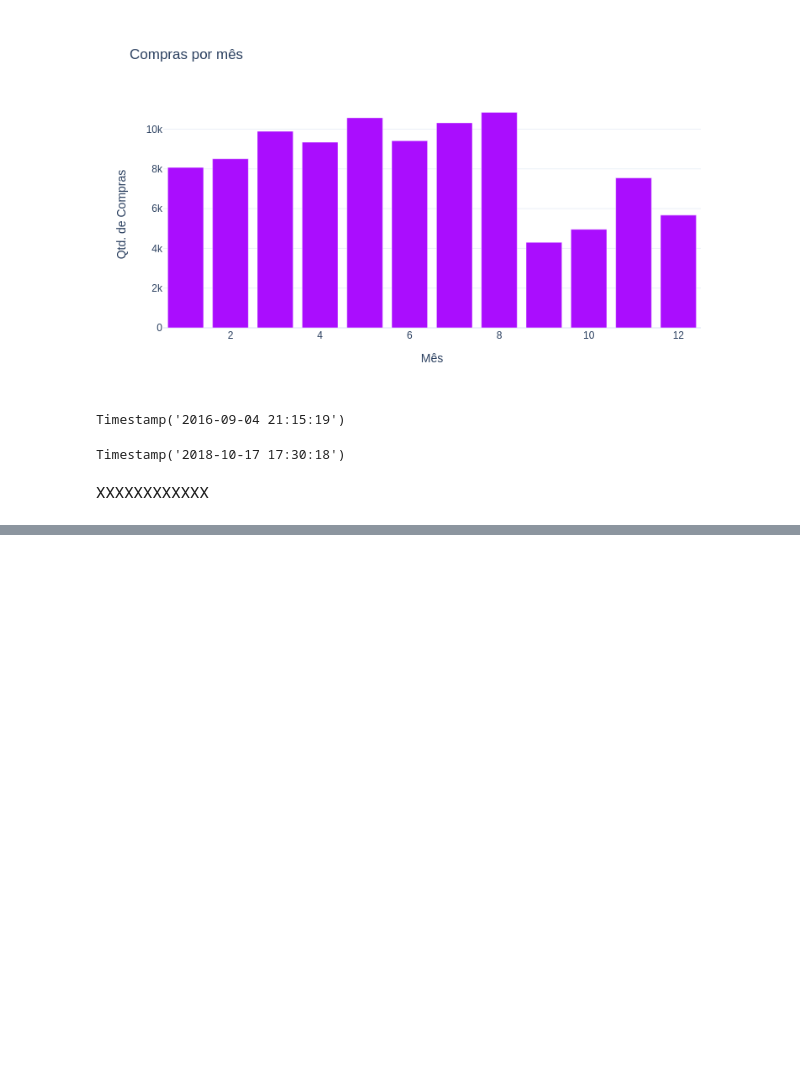
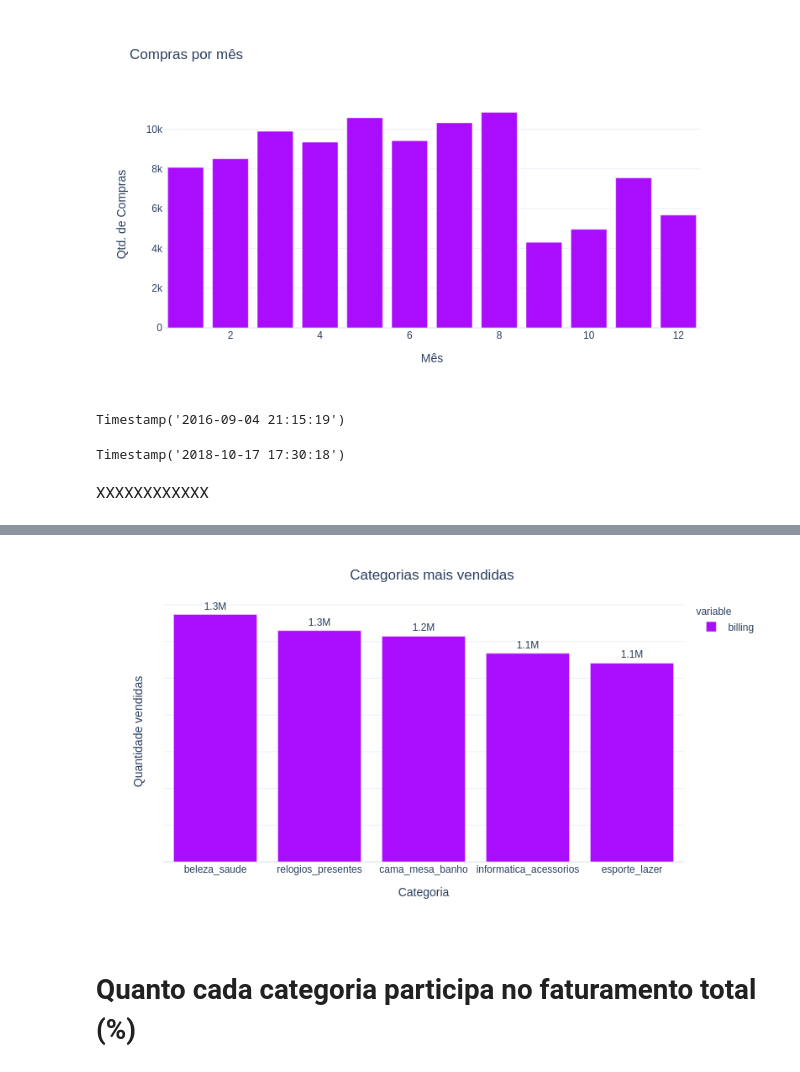
Before and after one commit to vf-fontes/intro-cd, a Jupyter notebook: 20200930_Olist.ipynb, the cells around one changed output, grey strips where cells are left out. Drawn from its saved outputs; the diff is of its cells as text; code cells hidden in the pictures; blank space fills up the shorter version.

```diff
--- a/20200930_Olist.ipynb
+++ b/20200930_Olist.ipynb
@@ -741,0 +805,4 @@ df_compra_pagamentos.head()
+# %%
+# Produto que mais fatura
+
+df_compra_itens['billing'] = df_compra_itens['order_item_id']*df_compra_itens['price']
@@ -741,0 +859,3 @@ df_compra_pagamentos.head()
+# %%
+df_resultante = pd.merge(left=df_produtos[['product_id','product_category_name']],right=df_compra_itens[['product_id','order_item_id']],how='right',on='product_id')
+df_resultante
@@ -741,0 +876,3 @@ df_compra_pagamentos.head()
+# %%
+data = df_resultante.groupby('product_category_name').sum('order_item_id').sort_values('order_item_id',ascending=False)['order_item_id'].head(5)
+data
@@ -741,0 +887,10 @@ df_compra_pagamentos.head()
+# %%
+fig = px.bar(data,text='value',color_discrete_sequence=px.colors.qualitative.Alphabet,template='plotly_white',labels={'product_category_name': 'Categoria', 'value':'Quantidade vendidas'})
+fig.update_layout(title={'text' :'Categorias mais vendidas','y': 0.95,'x': 0.5})
+fig.update_traces(texttemplate='%{text:.2s}', textposition='outside')
+fig.update_yaxes(showticklabels=False)
+gitly.show(fig)
+# %% [output]
+[figure, added]
+# %% [markdown]
+# Quanto cada categoria participa no faturamento total (%)
```
Also changed, not shown: parts of 24 cells of this notebook.
